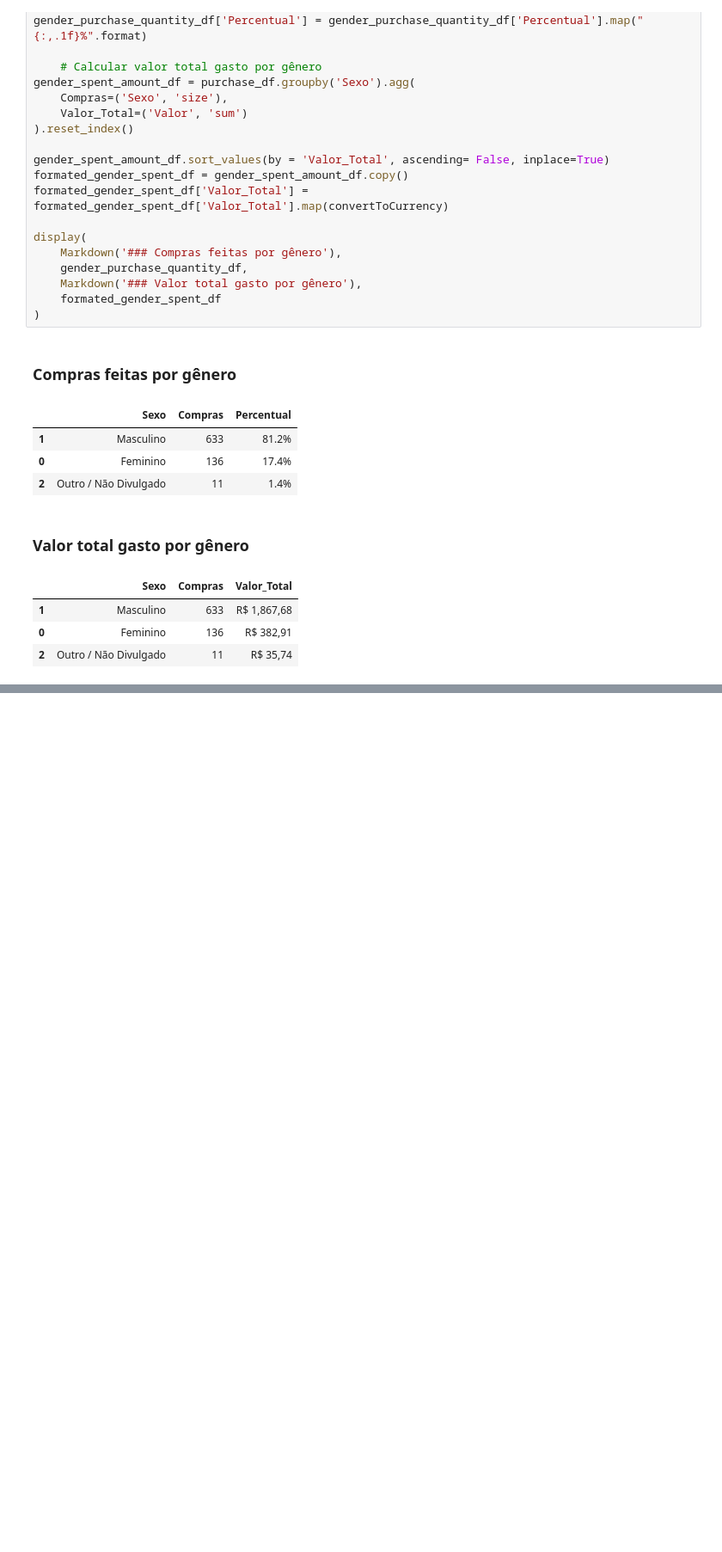
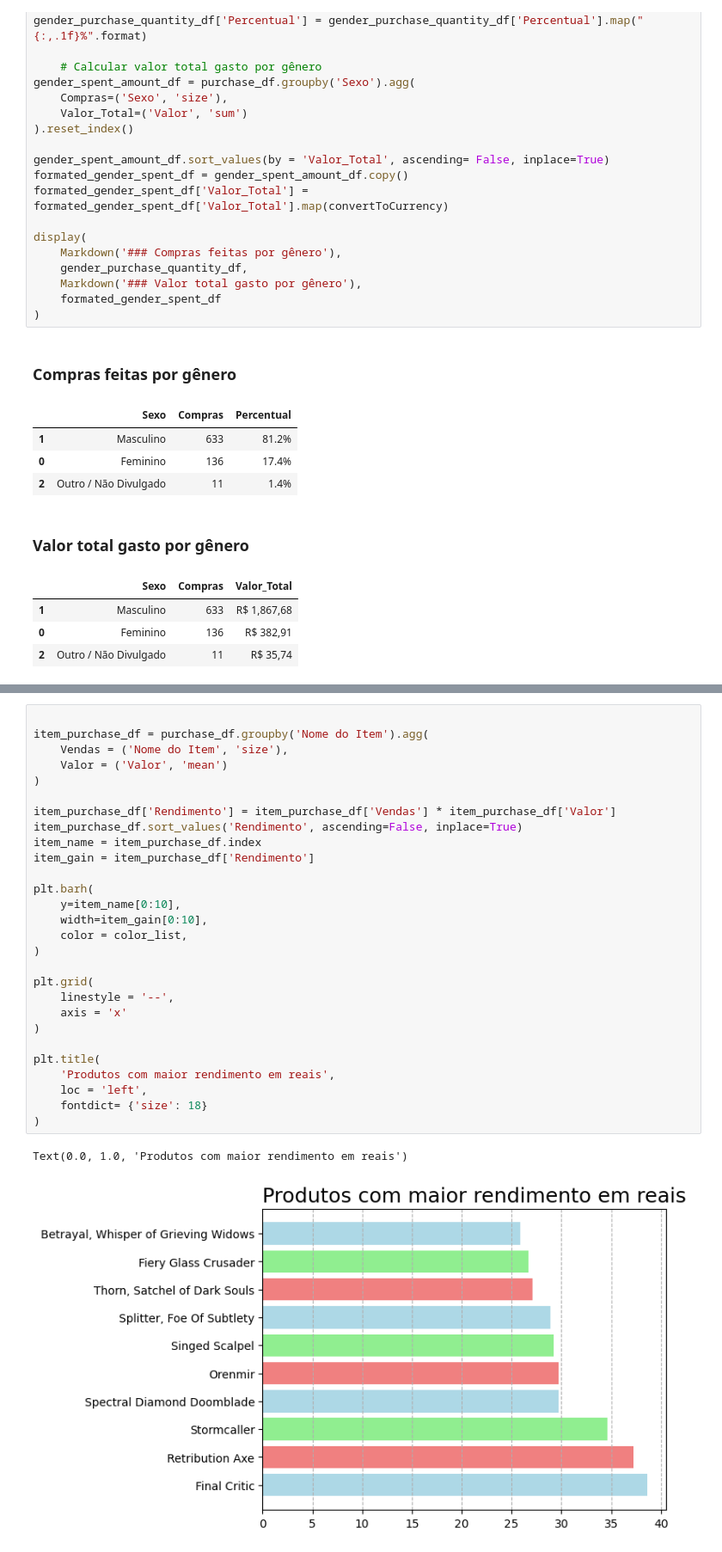
Before and after one commit to davichiqueti/Challenge-Hooklab, a Jupyter notebook: Resolução.ipynb, the cells around one changed output, grey strips where cells are left out. Shown at 86% size. Saved outputs shown, nothing was run; the diff lists cells and outputs as text; blank space fills up the shorter version.

```diff
--- a/Resolução.ipynb
+++ b/Resolução.ipynb
@@ -254,0 +262,31 @@ plt.show()
+# %%
+
+item_purchase_df = purchase_df.groupby('Nome do Item').agg(
+    Vendas = ('Nome do Item', 'size'),
+    Valor = ('Valor', 'mean')
+)
+
+item_purchase_df['Rendimento'] = item_purchase_df['Vendas'] * item_purchase_df['Valor']
+item_purchase_df.sort_values('Rendimento', ascending=False, inplace=True)
+item_name = item_purchase_df.index
+item_gain = item_purchase_df['Rendimento']
+
+plt.barh(
+    y=item_name[0:10],
+    width=item_gain[0:10],
+    color = color_list,
+)
+
+plt.grid(
+    linestyle = '--',
+    axis = 'x'
+)
+
+plt.title(
+    'Produtos com maior rendimento em reais',
+    loc = 'left',
+    fontdict= {'size': 18}
+)
+# %% [output]
+Text(0.0, 1.0, 'Produtos com maior rendimento em reais')
+[figure, added]
```
Also changed, not shown: parts of 9 cells of this notebook.
